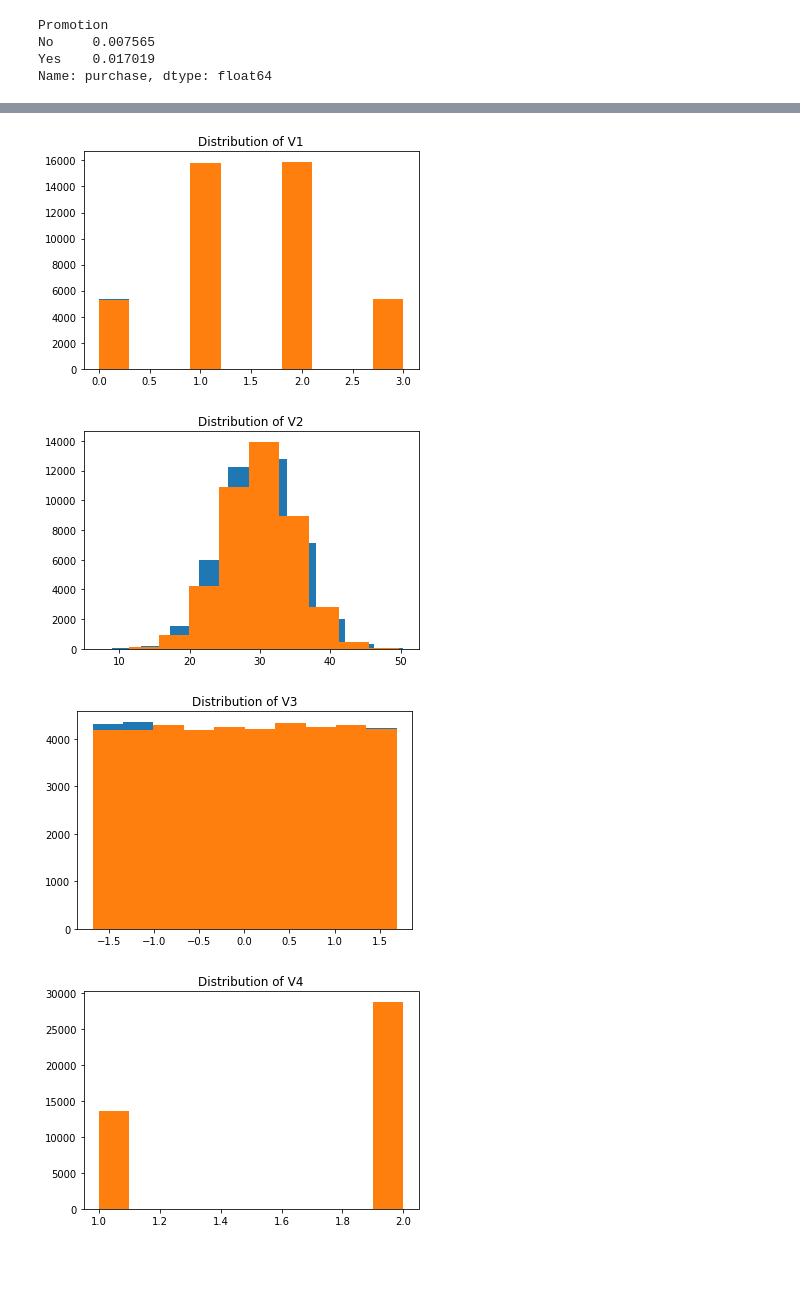
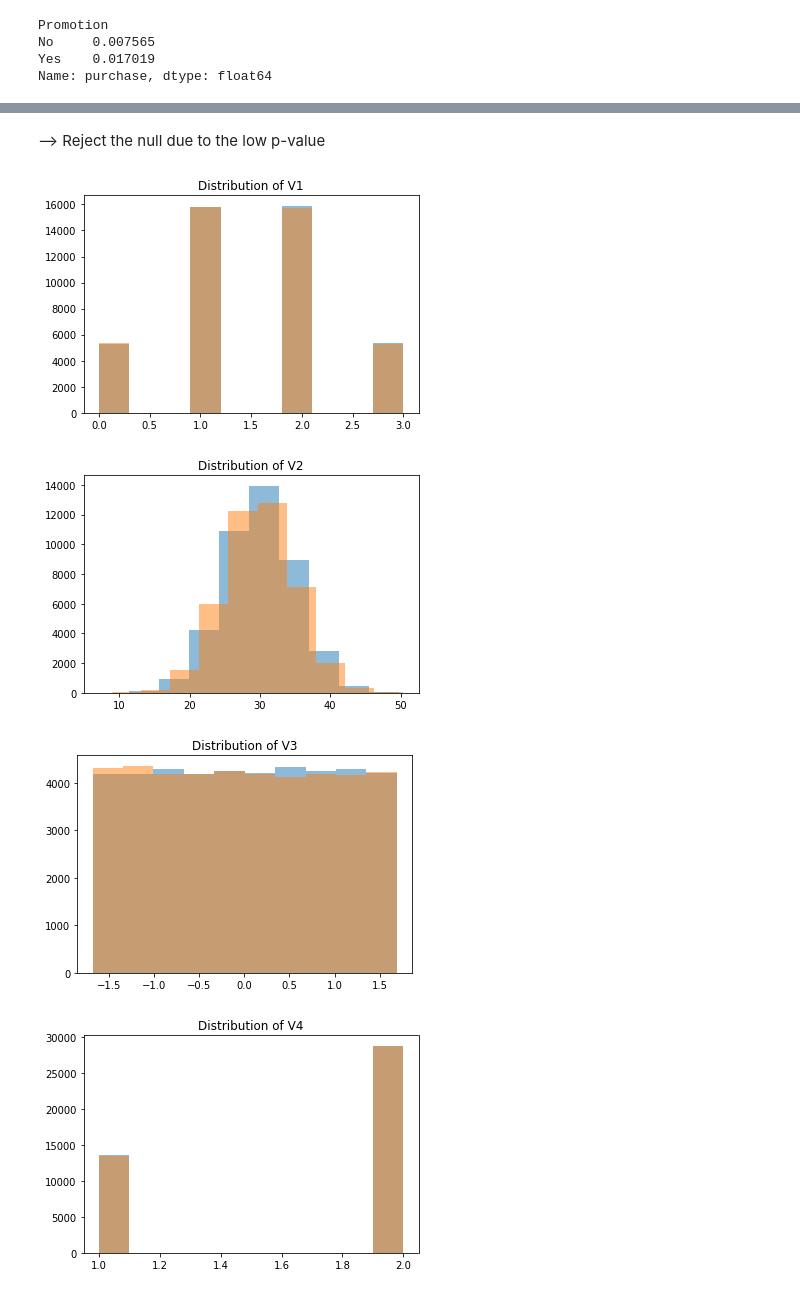
Before and after one commit to MaxMaelicke/dsnd_portfolio-project_starbucks, a Jupyter notebook: Starbucks.ipynb, the cells around one changed output, grey strips where cells are left out. Cells and saved outputs as stored; diff of their text form; code cells hidden in the pictures; blank space fills up the shorter version.

```diff
--- a/Starbucks.ipynb
+++ b/Starbucks.ipynb
@@ -168,14 +168,16 @@ sample range (differences between control and exp. group): -0.003654193663834244
+# %% [markdown]
+--> Reject the null due to the low p-value
 # %%
 # Compare distributions of features bewtween control and experiment group
 features = train_data.columns[3:].to_list()
 
 for feature in features:
-    plt.hist(train_data[feature][train_data['Promotion'] == 'No'])
-    plt.hist(train_data[feature][train_data['Promotion'] == 'Yes'])
+    plt.hist(train_data[feature][train_data['Promotion'] == 'Yes'], alpha = 0.5)    # blue
+    plt.hist(train_data[feature][train_data['Promotion'] == 'No'], alpha = 0.5)     # yellow
     plt.title('Distribution of {}'.format(feature))
     plt.show()
 # %% [output]
-[figure, old version]
+[figure, new version]
-[figure, old version]
+[figure, new version]
-[figure, old version]
+[figure, new version]
-[figure, old version]
+[figure, new version]
```
Also changed, not shown: parts of 14 cells of this notebook.
